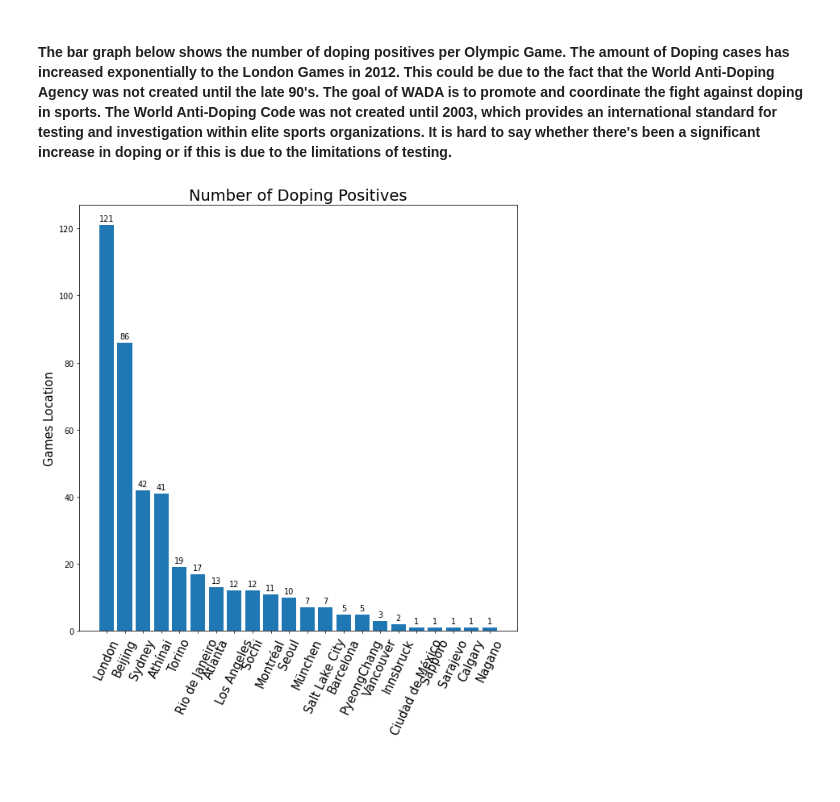
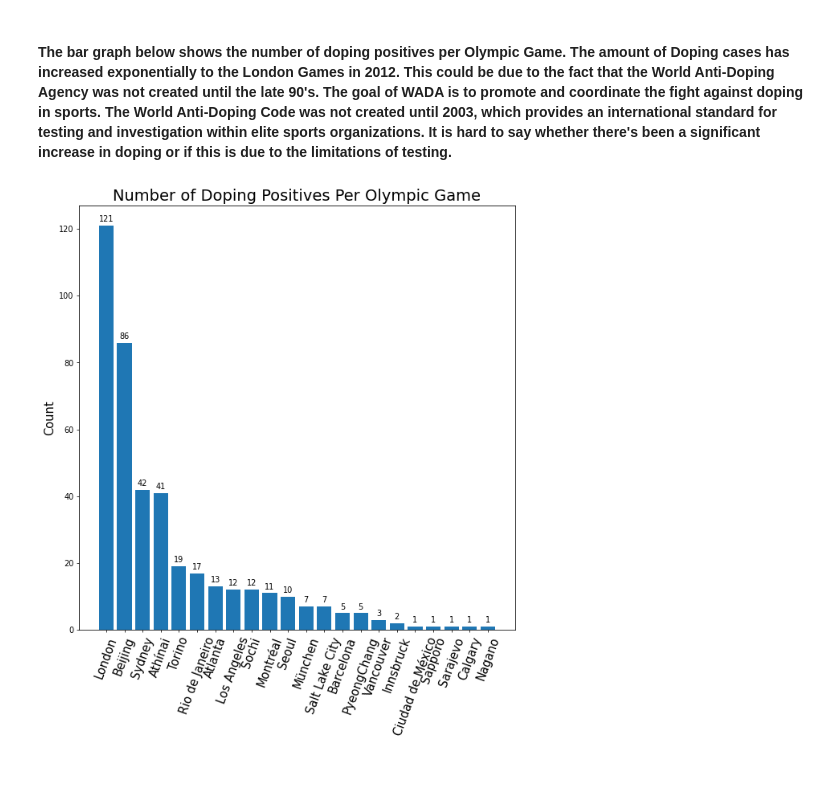
Before and after one commit to jwong853/Olympic_PED_use, a Jupyter notebook: reports/final_report/report.ipynb, the cells around one changed output. Cells and saved outputs as stored; diff of their text form; code cells hidden in the pictures.

```diff
--- a/reports/final_report/report.ipynb
+++ b/reports/final_report/report.ipynb
@@ -95,37 +92,37 @@ url = 'https://olympstats.com/2019/01/18/all-olympic-doping-positives-the-count-
 req = urllib3.PoolManager(cert_reqs='CERT_REQUIRED',
                          ca_certs=certifi.where())
 res = req.request('GET', url)
 soup = BeautifulSoup(res.data, 'html.parser')
 contents = soup.find_all(class_= 'table-responsive')
 ped_by_country_df = pd.read_html(str(contents))[0]
 ped_by_country_df
 ped_by_country_df = ped_by_country_df.drop(22)
 
 x = ped_by_country_df.City
 width = 0.3
 labels = ped_by_country_df['City']
 
 fig, ax = plt.subplots(figsize=(10,10), dpi=70)
 rect = ax.bar(ped_by_country_df['City'], ped_by_country_df['###'])
-ax.set_ylabel('Games Location', fontsize=15)
-ax.set_title('Number of Doping Positives', fontsize=20)
+ax.set_ylabel('Count', fontsize=15)
+ax.set_title('Number of Doping Positives Per Olympic Game', fontsize=20)
 ax.set_xticks(x)
-ax.set_xticklabels(labels, fontsize=15, rotation=65)
+ax.set_xticklabels(labels, fontsize=15, rotation=70)
 def autolabel(rects):
     for rect in rects:
         height = rect.get_height()
         ax.annotate('{}'.format(height),
                     xy=(rect.get_x() + rect.get_width() / 2, height),
                     xytext=(0, 3),  # 3 points vertical offset
                     textcoords="offset points",
                     ha='center', va='bottom')
 
 autolabel(rect)
 
 
 plt.show();
 # %% [output]
-[figure, old version]
+[figure, new version]
 # %% [markdown]
 #
 # %% [markdown]
```
Also changed, not shown: parts of 4 cells of this notebook, 1 other file.
